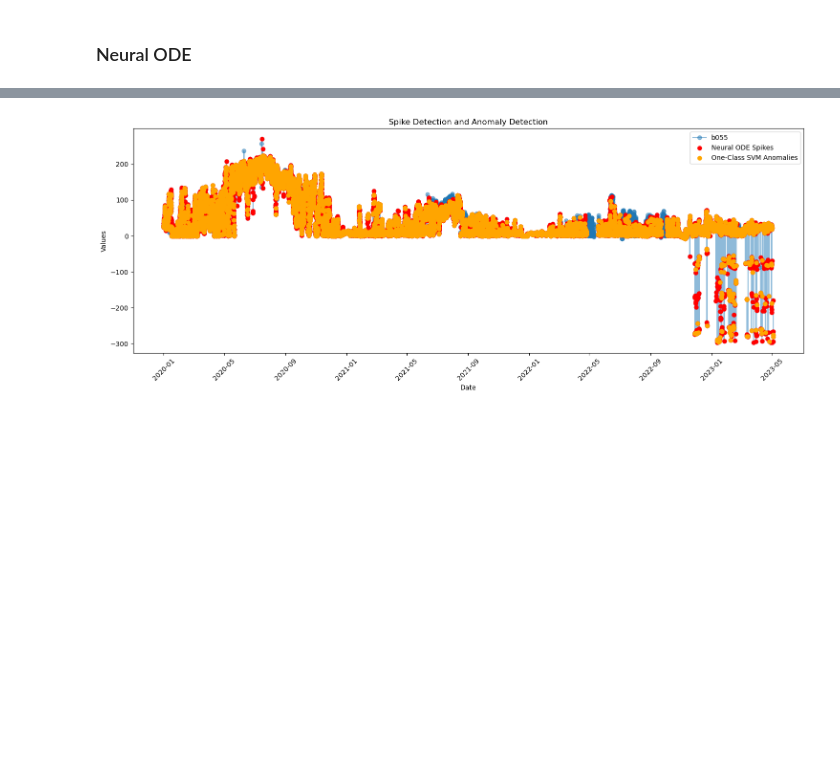
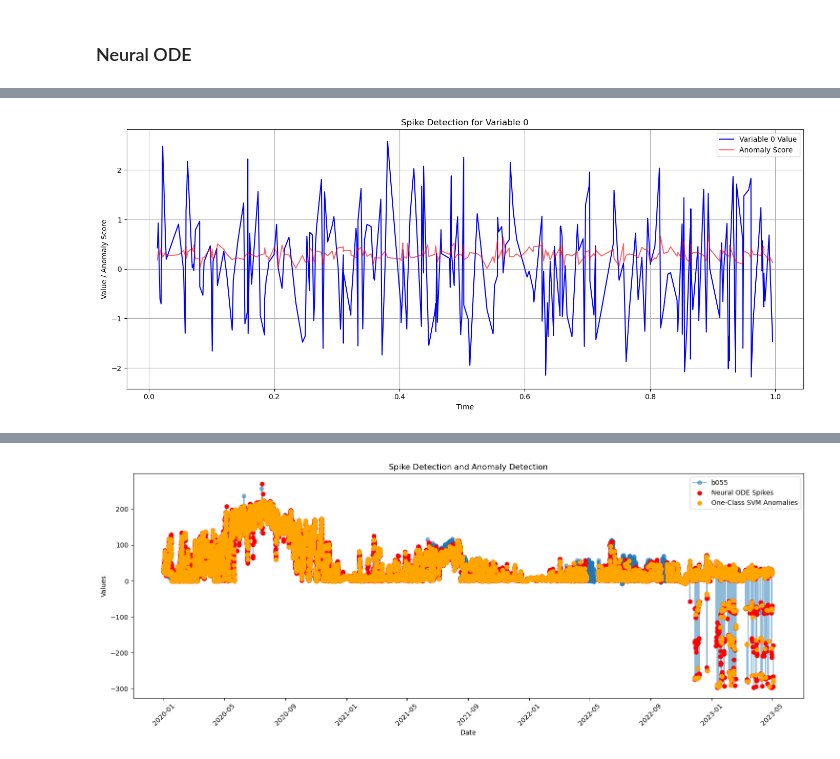
Before and after one commit to techzzt/NeuralODE-NF, a Jupyter notebook: ADD_NeuralODE.ipynb, the cells around one changed output, grey strips where cells are left out. Cells and saved outputs as stored; diff of their text form; code cells hidden in the pictures; blank space fills up the shorter version.

```diff
--- a/ADD_NeuralODE.ipynb
+++ b/ADD_NeuralODE.ipynb
@@ -331,0 +565,35 @@ IndexError: Boolean index has wrong length: 24921 instead of 29256
+# %%
+import matplotlib.pyplot as plt
+import pandas as pd
+
+# 예시 변수 인덱스 (0부터 127 사이)
+var_idx = 0
+
+# 해당 변수의 실제 값 (shape: [batch_size, seq_len])
+x_var = x[:, :, var_idx].detach().cpu().numpy()
+
+# spike 점수 (shape: [batch_size, seq_len])
+spike_scores = output.detach().cpu().numpy()
+
+# 시간 (shape: [batch_size, seq_len])
+time_vals = time_steps.detach().cpu().numpy()
+
+# 하나의 sample만 선택해서 시각화 (예: 첫 번째 배치)
+sample_idx = 0
+x_sample = x_var[sample_idx]
+score_sample = spike_scores[sample_idx]
+time_sample = time_vals[sample_idx]
+
+# Plot
+plt.figure(figsize=(14, 6))
+plt.plot(time_sample, x_sample, label=f'Variable {var_idx} Value', color='blue')
+plt.plot(time_sample, score_sample, label='Anomaly Score', color='red', alpha=0.6)
+plt.title(f'Spike Detection for Variable {var_idx}')
+plt.xlabel('Time')
+plt.ylabel('Value / Anomaly Score')
+plt.legend()
+plt.grid(True)
+plt.tight_layout()
+plt.show()
+# %% [output]
+[figure, added]
```
Also changed, not shown: parts of 24 cells of this notebook.
